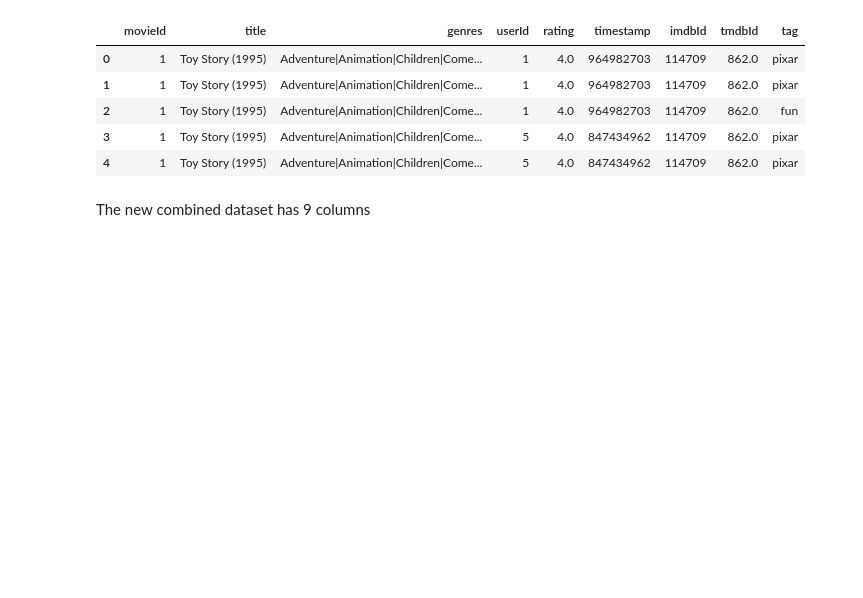
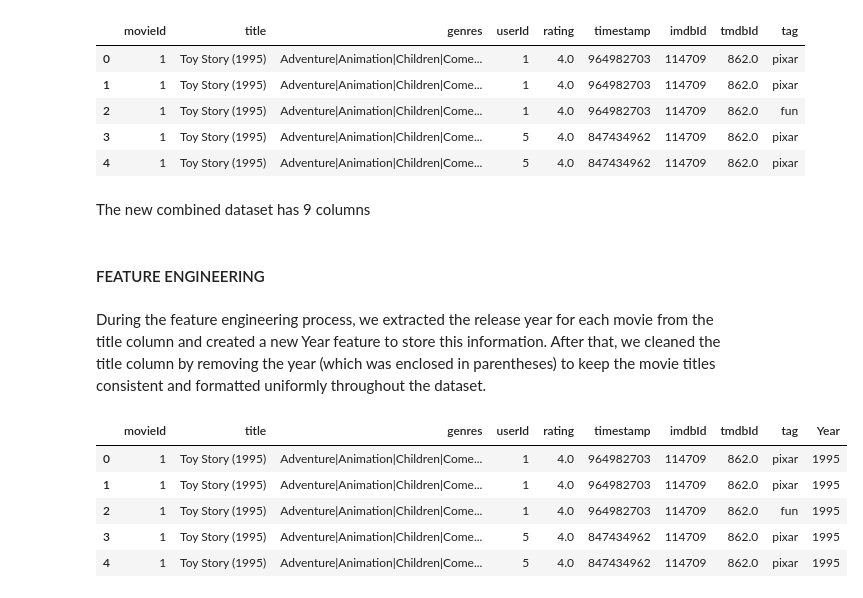
Before and after one commit to gtisnanga/PHASE-4-PRJOECT-MOVIE-RECOMMENDATIONS-GROUP-13, a Jupyter notebook: Angela.ipynb, the cells around one changed output. Cells and saved outputs as stored; diff of their text form; code cells hidden in the pictures; blank space fills up the shorter version.

Commit message:
Feature Engineering

```diff
--- a/Angela.ipynb
+++ b/Angela.ipynb
@@ -339,3 +343,18 @@ combined_df.head()
 | 4 | 1 | Toy Story (1995) | Adventure|Animation|Children|Come... | 5 | 4.0 | 847434962 | 114709 | 862.0 | pixar |
 # %% [markdown]
 The new combined dataset has 9 columns
+# %% [markdown]
+#### FEATURE ENGINEERING
+# %% [markdown]
+During the feature engineering process, we extracted the release year for each movie from the title column and created a new Year feature to store this information. After that, we cleaned the title column by removing the year (which was enclosed in parentheses) to keep the movie titles consistent and formatted uniformly throughout the dataset.
+# %%
+#Extracting the release year for each movie from the title column and creating a new 'Year' feature
+combined_df['Year'] = combined_df['title'].str.extract(r'\((\d{4})\)')
+combined_df.head()
+# %% [output]
+|  | movieId | title | genres | userId | rating | timestamp | imdbId | tmdbId | tag | Year |
+| 0 | 1 | Toy Story (1995) | Adventure|Animation|Children|Come... | 1 | 4.0 | 964982703 | 114709 | 862.0 | pixar | 1995 |
+| 1 | 1 | Toy Story (1995) | Adventure|Animation|Children|Come... | 1 | 4.0 | 964982703 | 114709 | 862.0 | pixar | 1995 |
+| 2 | 1 | Toy Story (1995) | Adventure|Animation|Children|Come... | 1 | 4.0 | 964982703 | 114709 | 862.0 | fun | 1995 |
+| 3 | 1 | Toy Story (1995) | Adventure|Animation|Children|Come... | 5 | 4.0 | 847434962 | 114709 | 862.0 | pixar | 1995 |
+| 4 | 1 | Toy Story (1995) | Adventure|Animation|Children|Come... | 5 | 4.0 | 847434962 | 114709 | 862.0 | pixar | 1995 |
```
Also changed, not shown: parts of 6 cells of this notebook.
